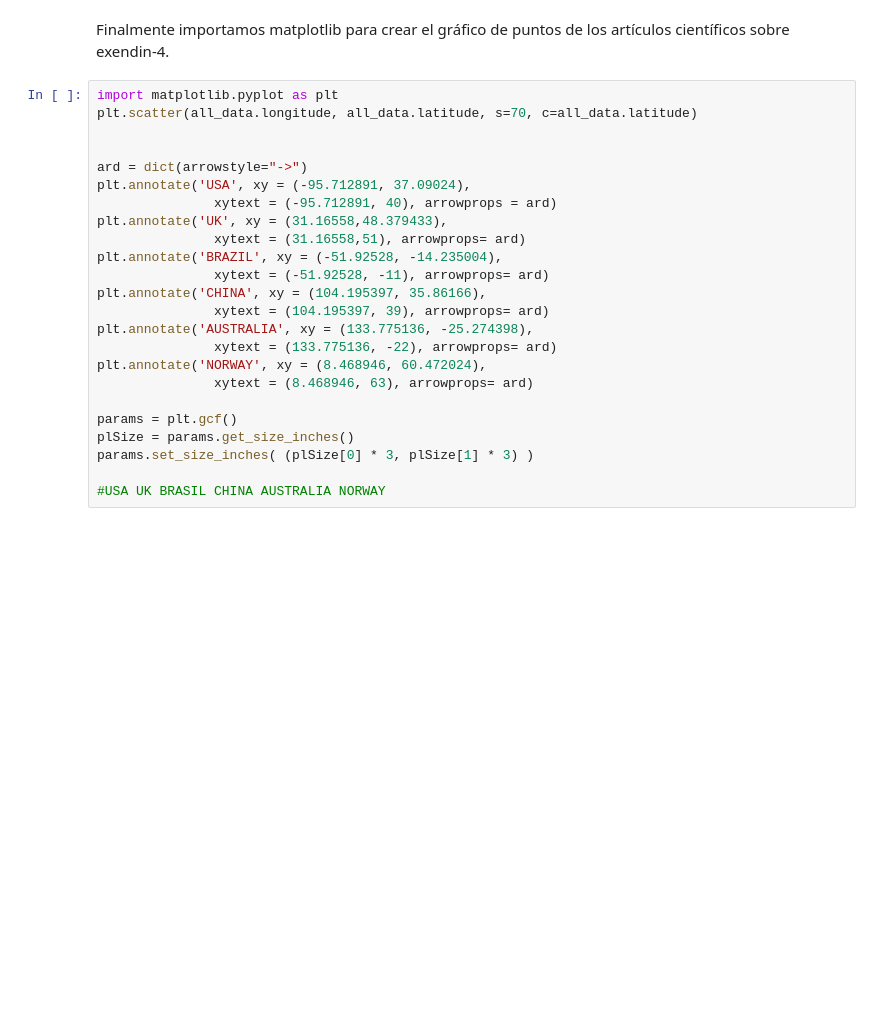
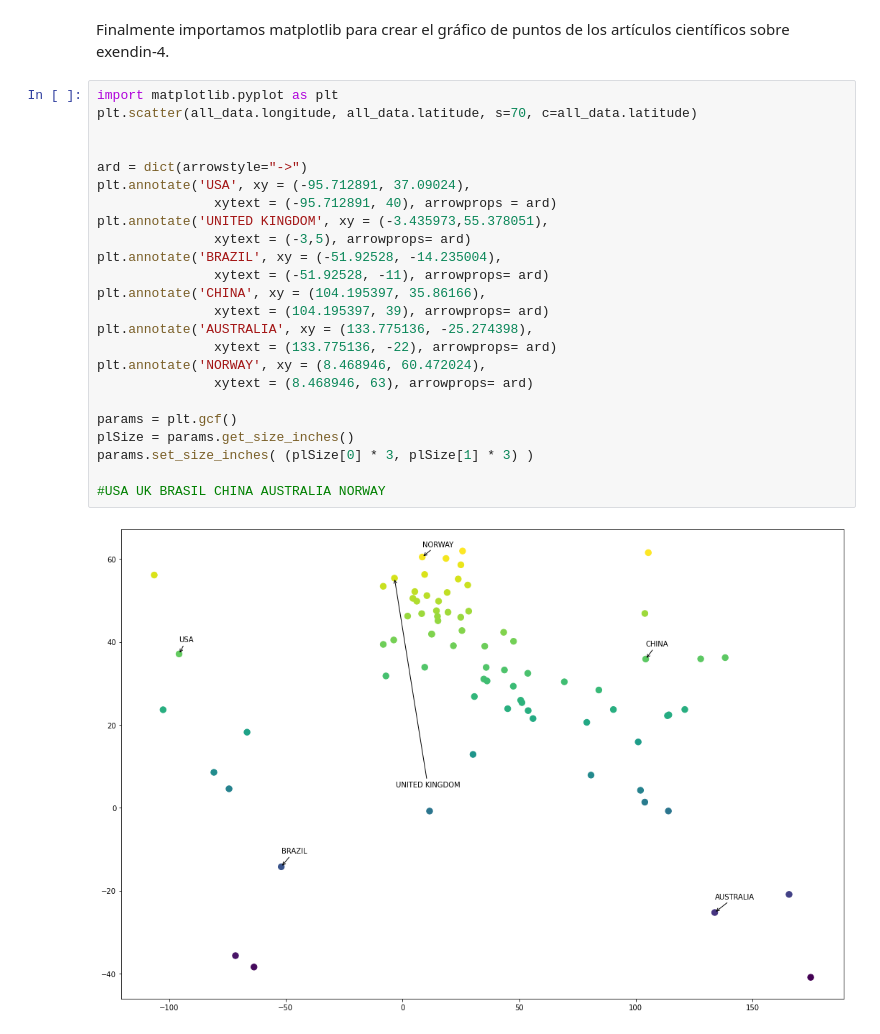
Before and after one commit to LeoPRhon/Tareas-Bioinformatica-G01, a Jupyter notebook: Mapa de Ciencia Leonardo Proaño.ipynb, the cells around one changed output. Saved outputs shown, nothing was run; the diff lists cells and outputs as text; blank space fills up the shorter version.

```diff
--- a/Mapa de Ciencia Leonardo Proaño.ipynb
+++ b/Mapa de Ciencia Leonardo Proaño.ipynb
@@ -147,24 +189,26 @@ Finalmente importamos matplotlib para crear el gráfico de puntos de los artícu
 # %%
 import matplotlib.pyplot as plt
 plt.scatter(all_data.longitude, all_data.latitude, s=70, c=all_data.latitude)
 
 
 ard = dict(arrowstyle="->")
 plt.annotate('USA', xy = (-95.712891, 37.09024),
                xytext = (-95.712891, 40), arrowprops = ard)
-plt.annotate('UK', xy = (31.16558,48.379433),
-               xytext = (31.16558,51), arrowprops= ard)
+plt.annotate('UNITED KINGDOM', xy = (-3.435973,55.378051),
+               xytext = (-3,5), arrowprops= ard)
 plt.annotate('BRAZIL', xy = (-51.92528, -14.235004),
                xytext = (-51.92528, -11), arrowprops= ard)
 plt.annotate('CHINA', xy = (104.195397, 35.86166),
                xytext = (104.195397, 39), arrowprops= ard)
 plt.annotate('AUSTRALIA', xy = (133.775136, -25.274398),
                xytext = (133.775136, -22), arrowprops= ard)
 plt.annotate('NORWAY', xy = (8.468946, 60.472024),
                xytext = (8.468946, 63), arrowprops= ard)
 
 params = plt.gcf()
 plSize = params.get_size_inches()
 params.set_size_inches( (plSize[0] * 3, plSize[1] * 3) )
 
 #USA UK BRASIL CHINA AUSTRALIA NORWAY
+# %% [output]
+[figure, added]
```
Also changed, not shown: parts of 7 cells of this notebook.
